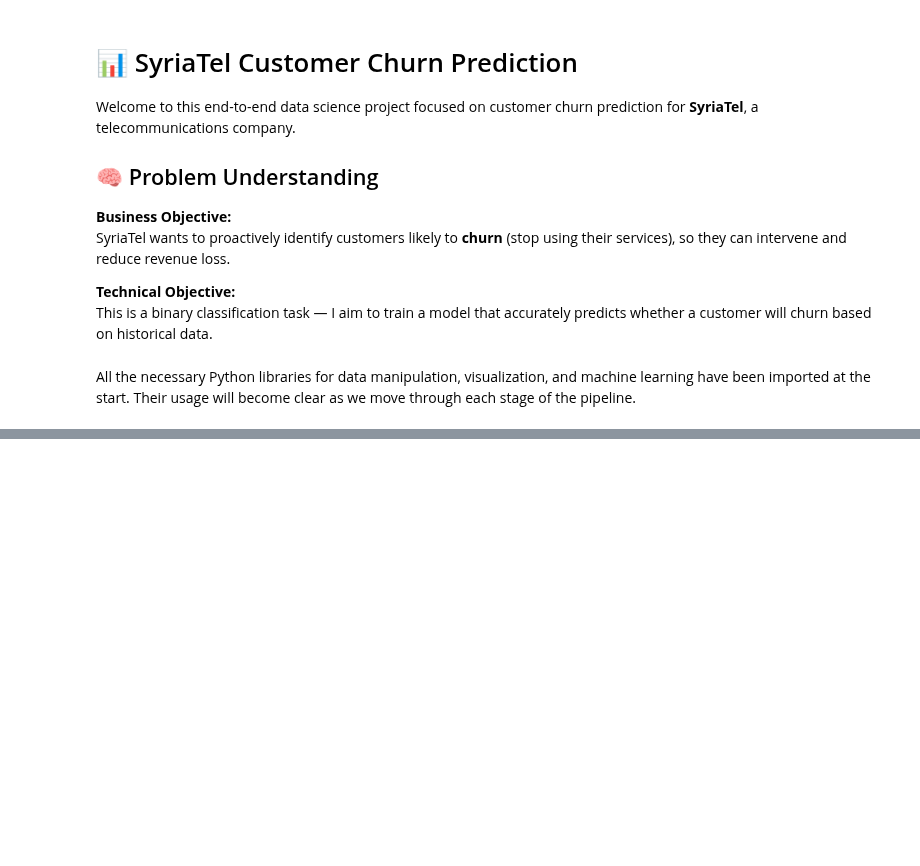
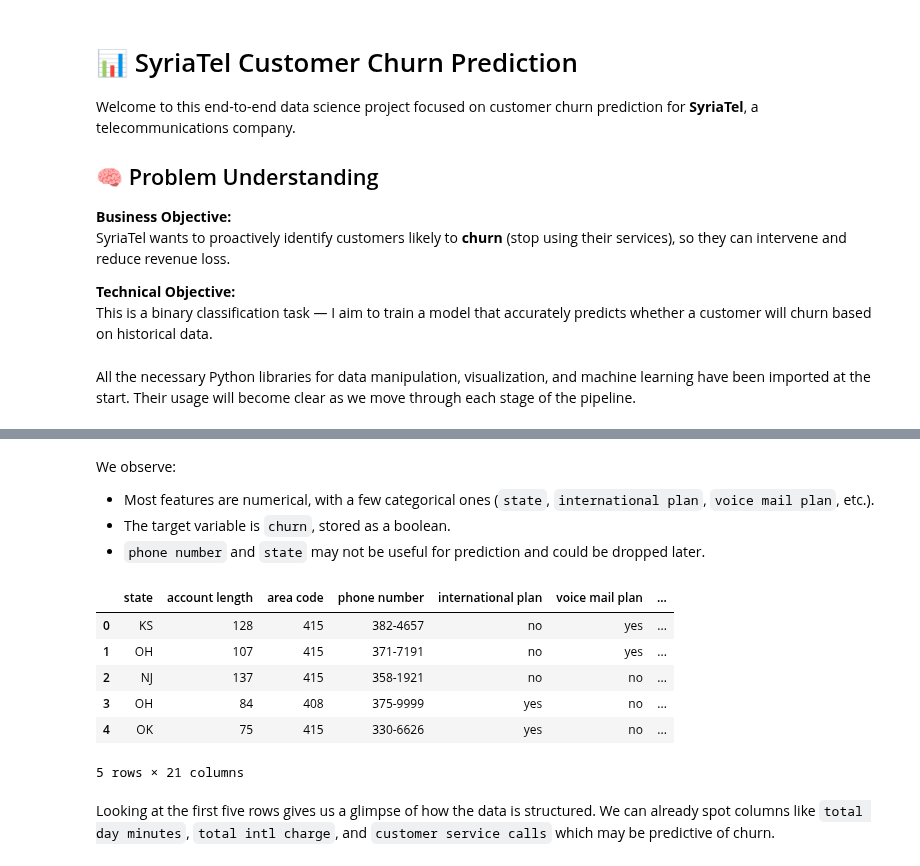
Before and after one commit to Tdoggie/phase-3-project, a Jupyter notebook: index.ipynb, the cells around one changed output, grey strips where cells are left out. Drawn from its saved outputs; the diff is of its cells as text; code cells hidden in the pictures; blank space fills up the shorter version.

```diff
--- a/index.ipynb
+++ b/index.ipynb
@@ -38,0 +79,17 @@ All the necessary Python libraries for data manipulation, visualization, and mac
+# %% [markdown]
+We observe:
+- Most features are numerical, with a few categorical ones (`state`, `international plan`, `voice mail plan`, etc.).
+- The target variable is `churn`, stored as a boolean.
+- `phone number` and `state` may not be useful for prediction and could be dropped later.
+# %%
+df.head()
+# %% [output]
+|  | state | account length | area code | phone number | international plan | voice mail plan | ... |
+| 0 | KS | 128 | 415 | 382-4657 | no | yes | ... |
+| 1 | OH | 107 | 415 | 371-7191 | no | yes | ... |
+| 2 | NJ | 137 | 415 | 358-1921 | no | no | ... |
+| 3 | OH | 84 | 408 | 375-9999 | yes | no | ... |
+| 4 | OK | 75 | 415 | 330-6626 | yes | no | ... |
+5 rows × 21 columns
+# %% [markdown]
+Looking at the first five rows gives us a glimpse of how the data is structured. We can already spot columns like `total day minutes`, `total intl charge`, and `customer service calls` which may be predictive of churn.
```
Also changed, not shown: parts of 9 cells of this notebook, 1 other file.
